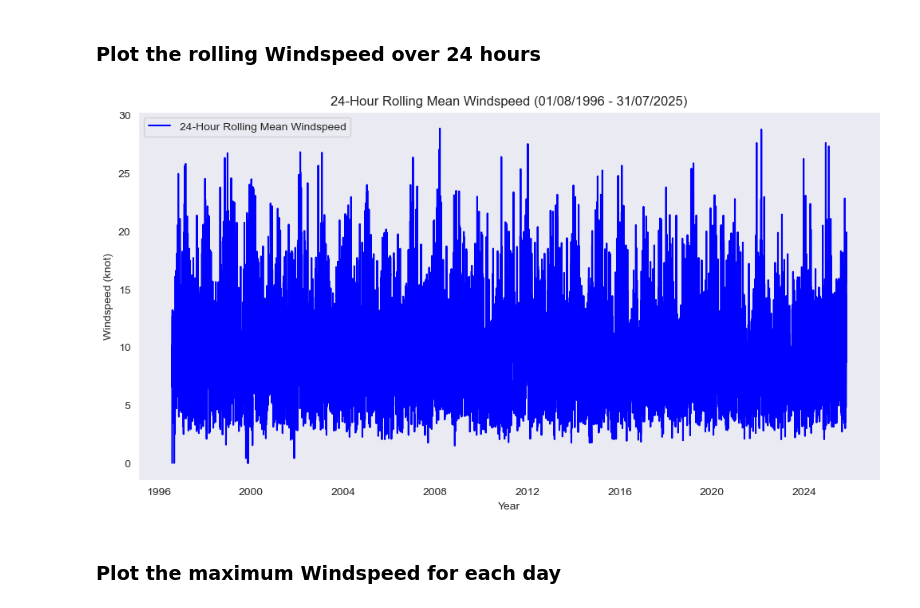
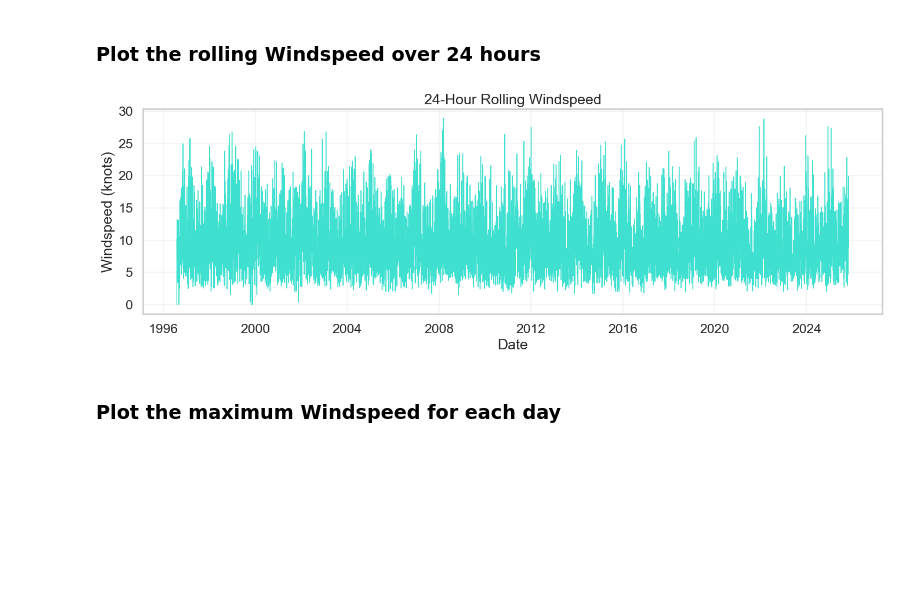
Before and after one commit to AnnaLozenko/PFDA_assignments, a Jupyter notebook: assignment_6_Weather.ipynb, the cells around one changed output. Saved outputs shown, nothing was run; the diff lists cells and outputs as text; code cells hidden in the pictures; blank space fills up the shorter version.

```diff
--- a/assignment_6_Weather.ipynb
+++ b/assignment_6_Weather.ipynb
@@ -99,5 +96,5 @@ dtype: object
 # %%
 #convert the 'date' column to datetime format
-df['date'] = pd.to_datetime(df['date'], format="%d/%m/%Y %H:%M")
-print(df.dtypes)
+df['date'] = pd.to_datetime(df['date'], format="%d-%b-%Y %H:%M")
+print(df['date'].dtypes)
 # %% [output]
@@ -121,7 +102,6 @@ dtype: object
 # %%
 #set the date column as the index
 df.set_index('date', inplace=True)
-df.index = pd.to_datetime(df.index, format = "%d%m%Y %H:%M")
 df.head()
 # %% [output]
 |  | ind | rain | ind.1 | temp | ind.2 | wetb | dewpt | vappr | rhum | msl | ind.3 | ... |
@@ -154,5 +134,7 @@ df.head(10)
 ## Temperature Analysis
 # %% [markdown]
 ### Plot the Temperature
+# %%
+sns.set_theme(style="whitegrid", context="talk")
 # %%
 #plot the temperature data for the entire period (1996-2025)
@@ -344,19 +283,19 @@ plt.show()
 ### Plot the rolling Windspeed over 24 hours
 # %%
 # calculate the rolling mean windspeed over a 24-hour window
-df['wdsp_24h'] = df['wdsp'].rolling('24h').mean()
+rolling_ws= df['wdsp'].rolling('24h').mean()
 # %%
-# plot the rolling mean windspeed over 24 hours
-plt.figure(figsize=(12,6))
-plt.plot(df.index, df['wdsp_24h'], color='blue', label='24-Hour Rolling Mean Windspeed')
-plt.title('24-Hour Rolling Mean Windspeed (01/08/1996 - 31/07/2025)')
-plt.xlabel('Year')
-plt.ylabel('Windspeed (knot)')
-plt.legend()
-plt.grid()
+# plot the 24-hour rolling windspeed
+plt.figure(figsize=(14,5))
+plt.plot(rolling_ws.index, rolling_ws, linewidth=1.0, color = 'turquoise')
+plt.title("24-Hour Rolling Windspeed")
+plt.ylabel("Windspeed (knots)")
+plt.xlabel("Date")
+plt.tight_layout()
+plt.grid(True, alpha = 0.2)
 plt.show()
 # %% [output]
-[figure, old version]
+[figure, new version]
 # %% [markdown]
 ### Plot the maximum Windspeed for each day
 # %%
```
Also changed, not shown: parts of 27 cells of this notebook.
